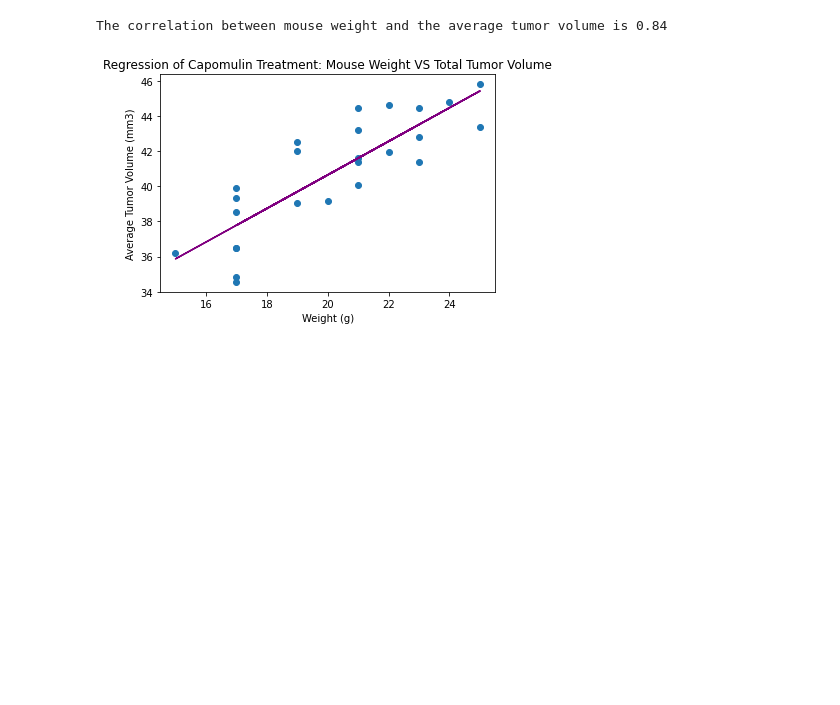
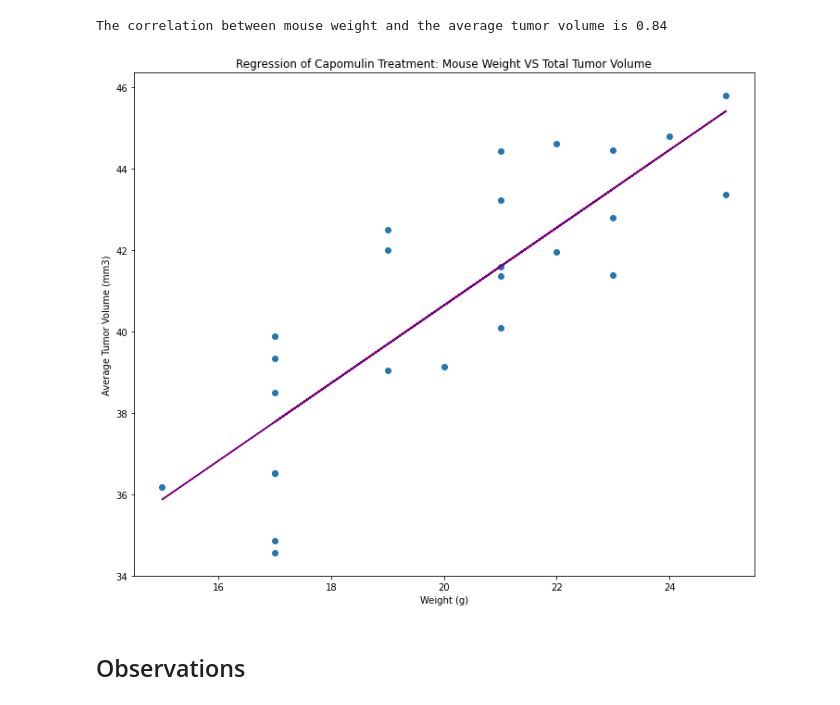
Before and after one commit to boojaado/Matplotlib_hw, a Jupyter notebook: pymaceuticals/pymaceuticals_jkeme.ipynb, the cells around one changed output. Saved outputs shown, nothing was run; the diff lists cells and outputs as text; code cells hidden in the pictures; blank space fills up the shorter version.

Commit message:
Final homework with observations.

```diff
--- a/pymaceuticals/pymaceuticals_jkeme.ipynb
+++ b/pymaceuticals/pymaceuticals_jkeme.ipynb
@@ -681,12 +700,15 @@ The correlation between mouse weight and the average tumor volume is 0.84
 # %%
 # Plot the linear regression model on top of the previous scatter plot.
 model = st.linregress(capomulin_weight['weight'],capomulin_weight['ttv'])
 y_values = capomulin_weight['weight']*model[0]+model[1]
+plt.figure(figsize=(12,10))
 plt.scatter(capomulin_weight['weight'],capomulin_weight['ttv'])
 plt.title("Regression of Capomulin Treatment: Mouse Weight VS Total Tumor Volume")
 plt.plot(capomulin_weight['weight'],y_values,color="purple")
 plt.xlabel('Weight (g)')
 plt.ylabel('Average Tumor Volume (mm3)')
 plt.show()
 # %% [output]
-[figure, old version]
+[figure, new version]
+# %% [markdown]
+## Observations
```
Also changed, not shown: parts of 3 cells of this notebook.
